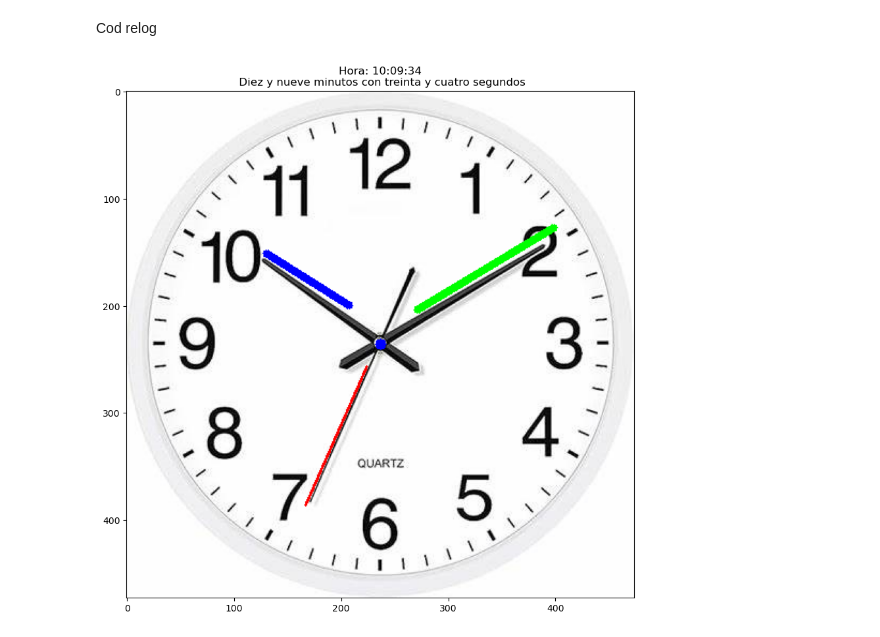
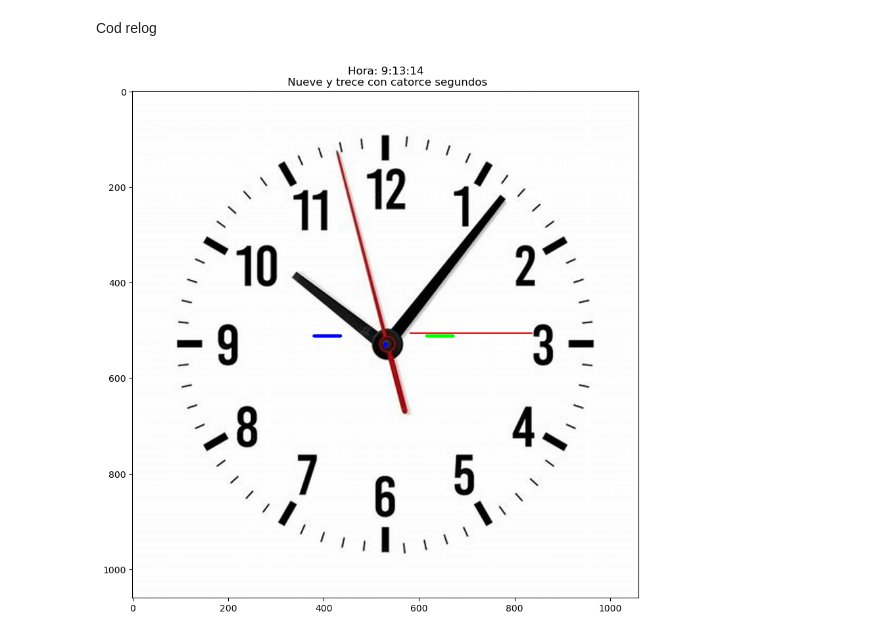
Before and after one commit to Gadi821/ProcIMG, a Jupyter notebook: 2da Evaluzacion Cordova Gadiel/Reforazamiento/Reforzamiento2.ipynb, the cells around one changed output. Drawn from its saved outputs; the diff is of its cells as text; code cells hidden in the pictures.

```diff
--- a/2da Evaluzacion Cordova Gadiel/Reforazamiento/Reforzamiento2.ipynb
+++ b/2da Evaluzacion Cordova Gadiel/Reforazamiento/Reforzamiento2.ipynb
@@ -23,8 +23,30 @@ def numero_a_palabra(numero):
     else:
         return str(numero)
 
+def hora_en_palabras(hora, minutos):
+    en_punto = ["en punto", "y cinco", "y diez", "y cuarto", "y veinte", "y veinticinco", "y media"]
+    menos = ["menos veinticinco", "menos veinte", "menos cuarto", "menos diez", "menos cinco"]
 
-imagen_bgr = cv2.imread('RELOJ2.jpg')
+    if minutos == 0:
+        return f"{numero_a_palabra(hora)} en punto"
+    elif minutos == 15:
+        return f"{numero_a_palabra(hora)} y cuarto"
+    elif minutos == 30:
+        return f"{numero_a_palabra(hora)} y media"
+    elif minutos == 45:
+        siguiente_hora = (hora + 1) % 12 or 12
+        return f"{numero_a_palabra(siguiente_hora)} menos cuarto"
+    elif 1 <= minutos < 30:
+        return f"{numero_a_palabra(hora)} y {numero_a_palabra(minutos)}"
+    elif 31 <= minutos < 60:
+        siguiente_hora = (hora + 1) % 12 or 12
+        return f"{numero_a_palabra(siguiente_hora)} menos {numero_a_palabra(60 - minutos)}"
+    else:
+        return f"{numero_a_palabra(hora)} y {numero_a_palabra(minutos)}"
+
+
+
+imagen_bgr = cv2.imread('RELOJ4.jpg')
 imagen_rgb = cv2.cvtColor(imagen_bgr,cv2.COLOR_BGR2RGB)
 
 gris = cv2.cvtColor(imagen_bgr, cv2.COLOR_BGR2GRAY)
@@ -68,38 +90,35 @@ if lineas is not None:
                 'puntos': (x1, y1, x2, y2),
                 'longitud': longitud,
                 'angulo': angulo
             })
 
 if len(manecillas) >= 3:
      # CORTO LARGO
     manecillas.sort(key=lambda x: x['longitud'])
     horario = manecillas[3]
-    minutero = manecillas[-4]
+    minutero = manecillas[2]
     segundero = manecillas[-5]
 
     hora = int((horario['angulo'] / 30) % 12)
     minutos = int((minutero['angulo'] / 6) % 60)
     segundos = int((segundero['angulo'] / 6) % 60)
 
     fraccion_hora = (horario['angulo'] / 30) % 12
     if abs(fraccion_hora - hora) > 0.5:
         hora = (hora + 1) % 12
 
     imagen_resultado = imagen_rgb.copy()
     cv2.circle(imagen_resultado, (centro_x, centro_y), 5, (0, 0, 255), -1)
     cv2.line(imagen_resultado, (horario['puntos'][0], horario['puntos'][1]), (horario['puntos'][2], horario['puntos'][3]), (0, 0, 255), 5)  # hora azul
     cv2.line(imagen_resultado, (minutero['puntos'][0], minutero['puntos'][1]), (minutero['puntos'][2], minutero['puntos'][3]), (0, 255, 0), 5)  # minutos verde
     cv2.line(imagen_resultado, (segundero['puntos'][0], segundero['puntos'][1]), (segundero['puntos'][2], segundero['puntos'][3]), (255, 0, 0), 2)  # segundos rojo
 
     plt.figure(figsize=(10, 10))
     plt.imshow(imagen_resultado)
-    hora_literal = f"{numero_a_palabra(hora)}"
-    minutos_literal = f"{numero_a_palabra(minutos)}"
-    segundos_literal = f"{numero_a_palabra(segundos)}"
+    hora_literal = hora_en_palabras(hora, minutos)
+    segundos_literal = f"{numero_a_palabra(segundos)} segundos"
 
-    hora_texto = f"{hora_literal} y {minutos_literal} minutos con {segundos_literal} segundos"
-
-    plt.title(f'Hora: {hora}:{minutos:02d}:{segundos:02d}\n {hora_texto.capitalize()}')
+    plt.title(f'Hora: {hora}:{minutos:02d}:{segundos:02d}\n {hora_literal.capitalize()} con {segundos_literal}')
     plt.show()
 # %% [output]
-[figure, old version]
+[figure, new version]
```
